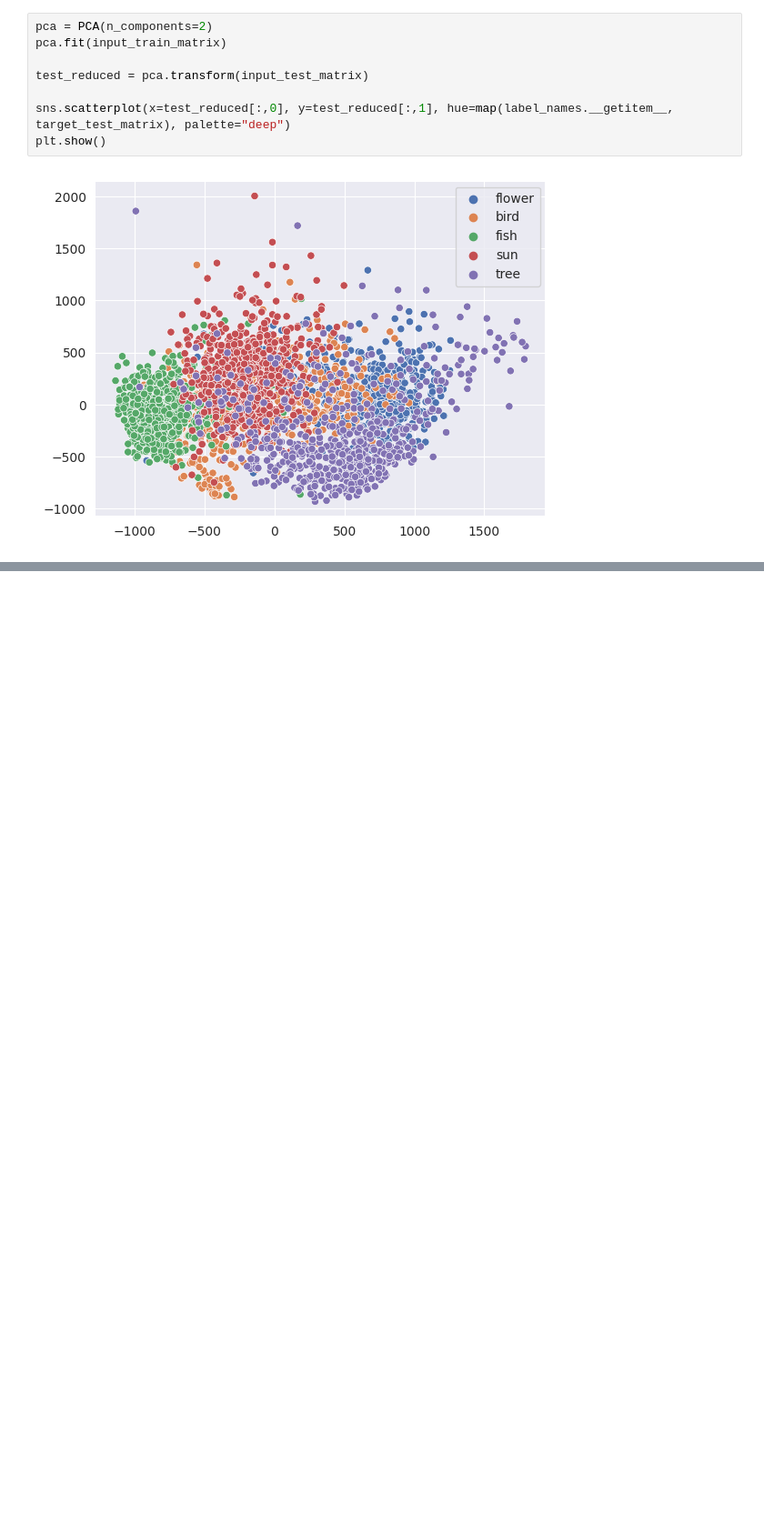
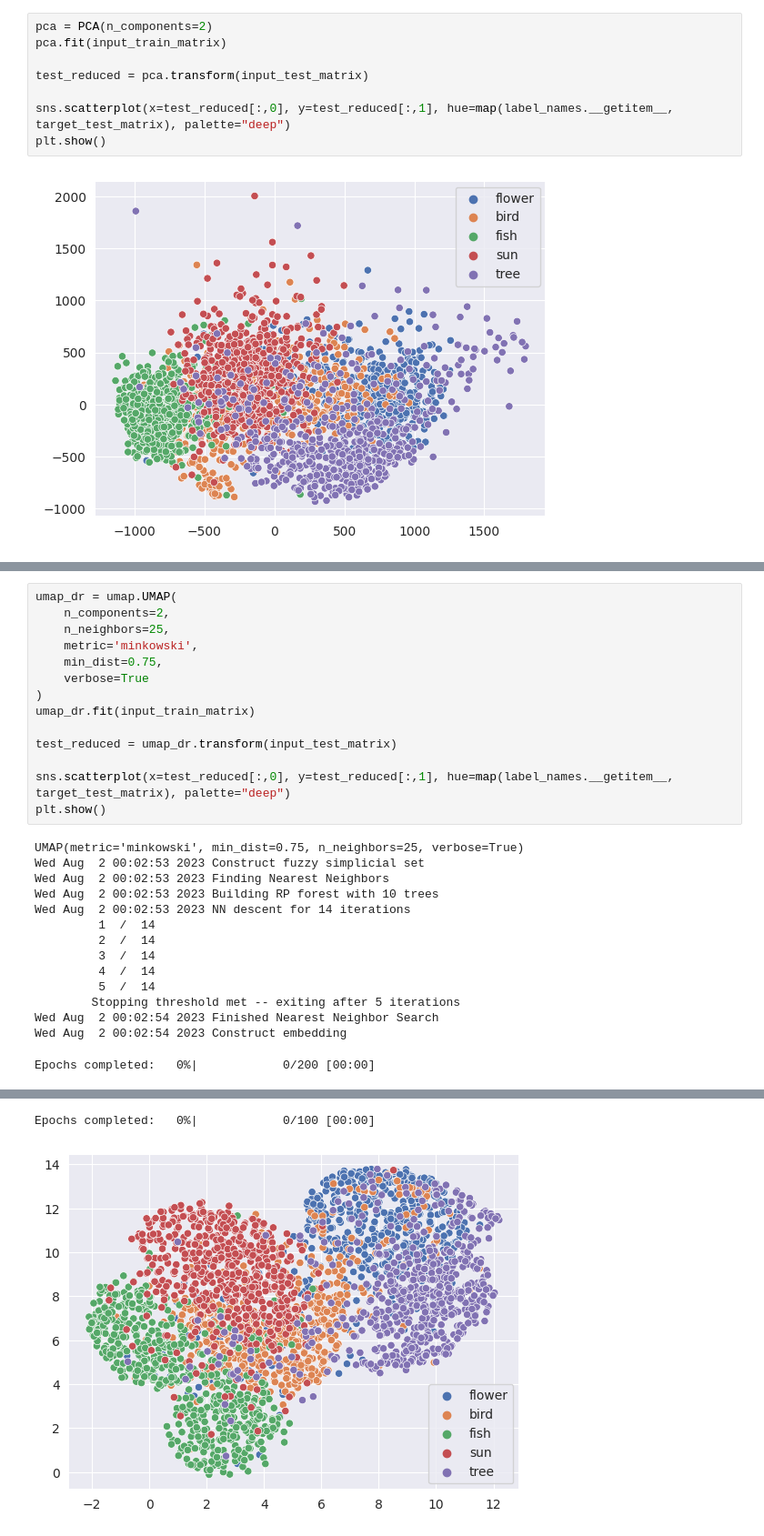
Before and after one commit to eugenioLR/doodle_ml_generator, a Jupyter notebook: data_analysis.ipynb, the cells around one changed output, grey strips where cells are left out. Shown at 91% size. Saved outputs shown, nothing was run; the diff lists cells and outputs as text; blank space fills up the shorter version.

```diff
--- a/data_analysis.ipynb
+++ b/data_analysis.ipynb
@@ -128,0 +140,29 @@ plt.show()
+# %%
+umap_dr = umap.UMAP(
+    n_components=2,
+    n_neighbors=25,
+    metric='minkowski',
+    min_dist=0.75,
+    verbose=True
+)
+umap_dr.fit(input_train_matrix)
+
+test_reduced = umap_dr.transform(input_test_matrix)
+
+sns.scatterplot(x=test_reduced[:,0], y=test_reduced[:,1], hue=map(label_names.__getitem__, target_test_matrix), palette="deep")
+plt.show()
+# %% [output]
+UMAP(metric='minkowski', min_dist=0.75, n_neighbors=25, verbose=True)
+Wed Aug  2 00:02:53 2023 Construct fuzzy simplicial set
+Wed Aug  2 00:02:53 2023 Finding Nearest Neighbors
+Wed Aug  2 00:02:53 2023 Building RP forest with 10 trees
+Wed Aug  2 00:02:53 2023 NN descent for 14 iterations
+         1  /  14
+         2  /  14
+         3  /  14
+         4  /  14
+         5  /  14
+        Stopping threshold met -- exiting after 5 iterations
+Wed Aug  2 00:02:54 2023 Finished Nearest Neighbor Search
+Wed Aug  2 00:02:54 2023 Construct embedding
+Epochs completed:   0%|            0/200 [00:00]
@@ -128,0 +178,2 @@ plt.show()
+Epochs completed:   0%|            0/100 [00:00]
+[figure, added]
```
Also changed, not shown: parts of 4 cells of this notebook, 11 other files.
